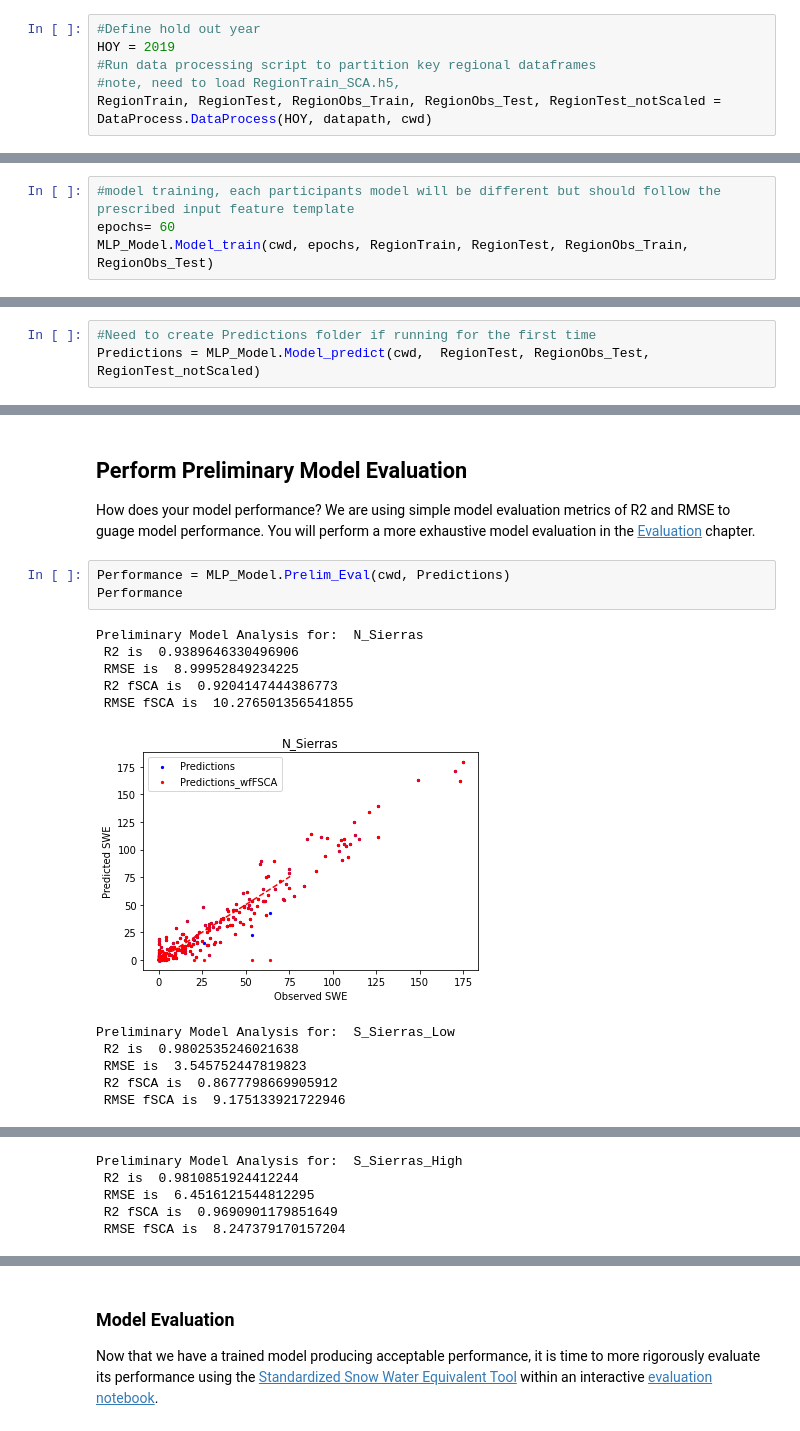
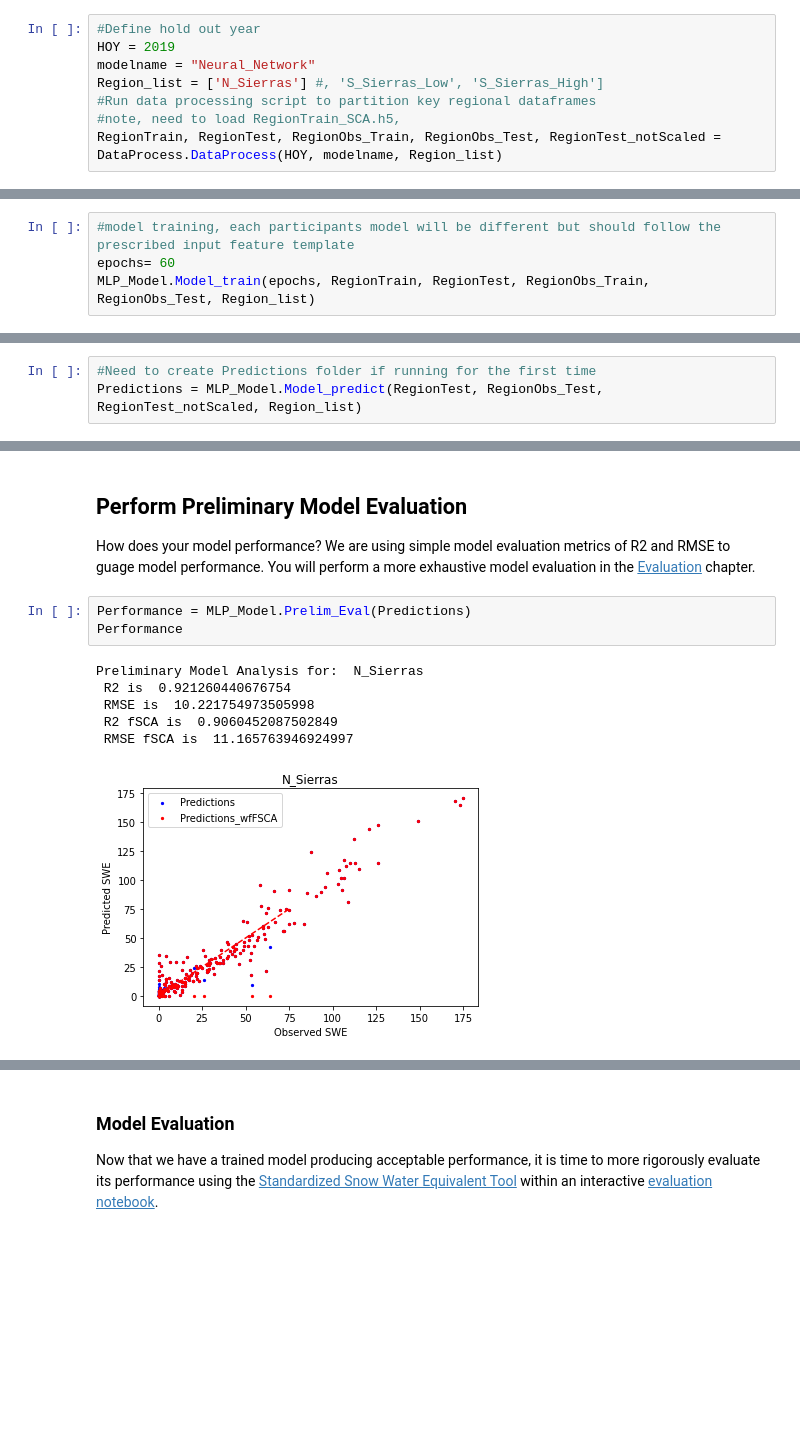
Before and after one commit to geo-smart/Snow-Extrapolation, a Jupyter notebook: contributors/Neural_Network/training.ipynb, the cells around one changed output, grey strips where cells are left out. Cells and saved outputs as stored; diff of their text form; blank space fills up the shorter version.

```diff
--- a/contributors/Neural_Network/training.ipynb
+++ b/contributors/Neural_Network/training.ipynb
@@ -39,9 +34,11 @@ Upon the completion of model training, model execution predicts 1-km resolution
 # %%
 #Define hold out year
 HOY = 2019
+modelname = "Neural_Network"
+Region_list = ['N_Sierras'] #, 'S_Sierras_Low', 'S_Sierras_High']
 #Run data processing script to partition key regional dataframes
 #note, need to load RegionTrain_SCA.h5,
-RegionTrain, RegionTest, RegionObs_Train, RegionObs_Test, RegionTest_notScaled = DataProcess.DataProcess(HOY, datapath, cwd)
+RegionTrain, RegionTest, RegionObs_Train, RegionObs_Test, RegionTest_notScaled = DataProcess.DataProcess(HOY, modelname, Region_list)
 # %% [output]
 Processing training dataframes for each region
 N_Sierras
@@ -69,7 +64,7 @@ Model formulation uses the Rectified Linear Unit (ReLu) activation function to t
 # %%
 #model training, each participants model will be different but should follow the prescribed input feature template
 epochs= 60
-MLP_Model.Model_train(cwd, epochs, RegionTrain, RegionTest, RegionObs_Train, RegionObs_Test)
+MLP_Model.Model_train(epochs, RegionTrain, RegionTest, RegionObs_Train, RegionObs_Test, Region_list)
 # %% [output]
 Training model for:  N_Sierras
 All previous files deleted successfully.
@@ -118,5 +96,5 @@ The next phase of model development is to examine model performance on the rando
 Refining model predictions at this phase will ensure the best model performance for the Hold-Out-Year validation set.
 # %%
 #Need to create Predictions folder if running for the first time
-Predictions = MLP_Model.Model_predict(cwd,  RegionTest, RegionObs_Test, RegionTest_notScaled)
+Predictions = MLP_Model.Model_predict(RegionTest, RegionObs_Test, RegionTest_notScaled, Region_list)
 # %% [output]
@@ -130,17 +106,12 @@ How does your model performance?
 We are using simple model evaluation metrics of R2 and RMSE to guage model performance.
 You will perform a more exhaustive model evaluation in the [Evaluation]('./evaluation.ipynb') chapter.
 # %%
-Performance = MLP_Model.Prelim_Eval(cwd, Predictions)
+Performance = MLP_Model.Prelim_Eval(Predictions)
 Performance
 # %% [output]
 Preliminary Model Analysis for:  N_Sierras
- R2 is  0.9389646330496906
- RMSE is  8.99952849234225
- R2 fSCA is  0.9204147444386773
- RMSE fSCA is  10.276501356541855
+ R2 is  0.921260440676754
+ RMSE is  10.221754973505998
+ R2 fSCA is  0.9060452087502849
+ RMSE fSCA is  11.165763946924997
-[figure, old version]
+[figure, new version]
-Preliminary Model Analysis for:  S_Sierras_Low
- R2 is  0.9802535246021638
- RMSE is  3.545752447819823
- R2 fSCA is  0.8677798669905912
- RMSE fSCA is  9.175133921722946
@@ -148,5 +117,0 @@ Preliminary Model Analysis for:  S_Sierras_Low
-Preliminary Model Analysis for:  S_Sierras_High
- R2 is  0.9810851924412244
- RMSE is  6.4516121544812295
- R2 fSCA is  0.9690901179851649
- RMSE fSCA is  8.247379170157204
```
Also changed, not shown: parts of 7 cells of this notebook, 49 other files.
